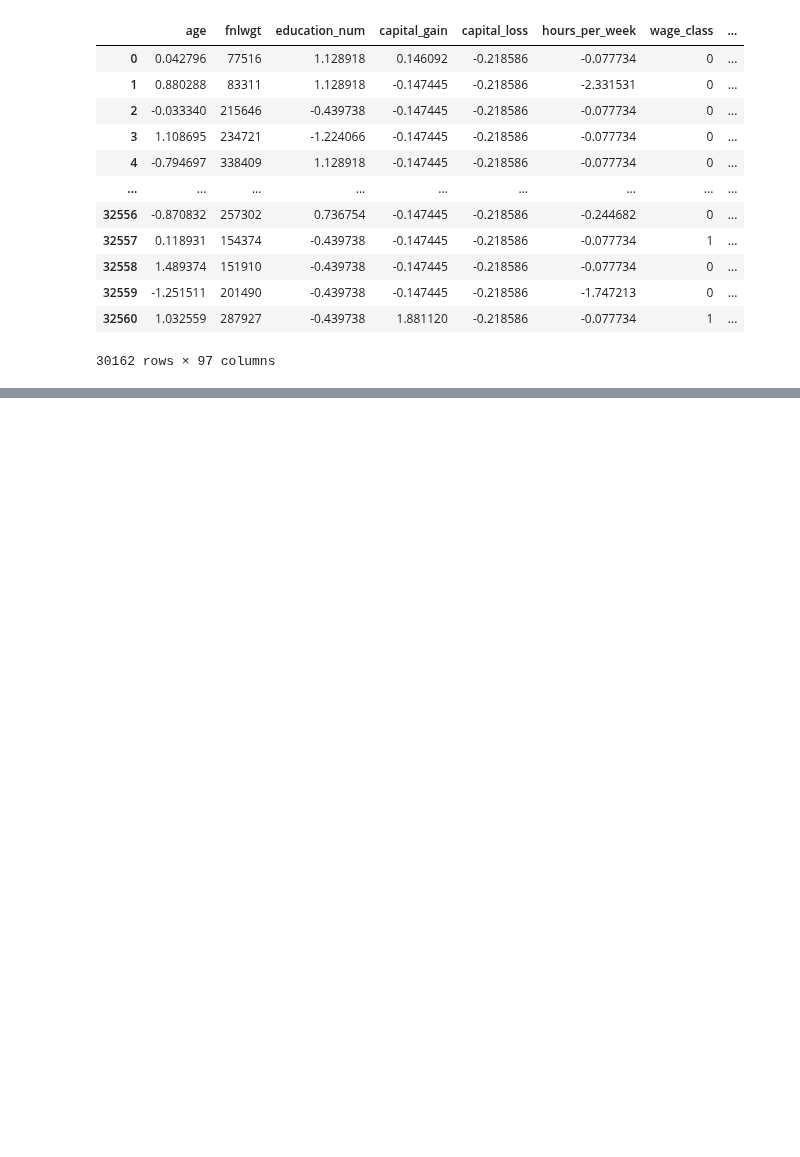
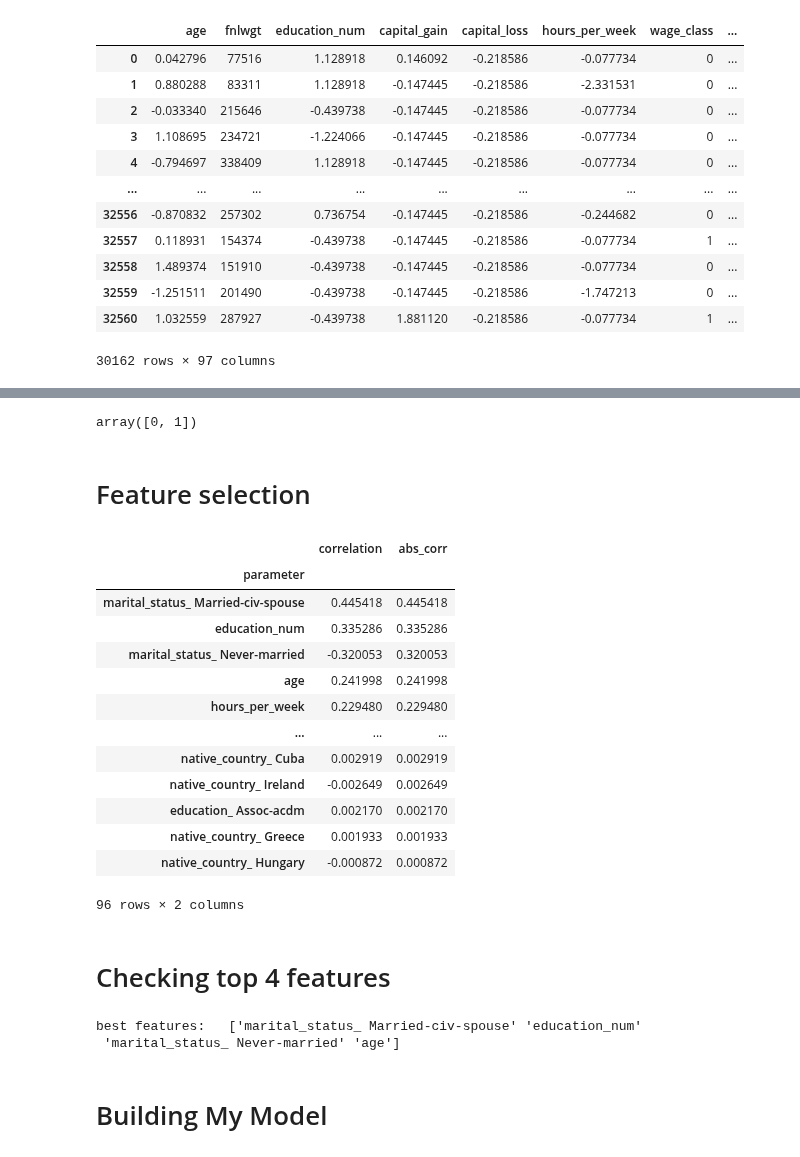
Before and after one commit to RancyChepchirchir/Assignments, a Jupyter notebook: 21.XGBoost_Assignment-2.ipynb, the cells around one changed output, grey strips where cells are left out. Drawn from its saved outputs; the diff is of its cells as text; code cells hidden in the pictures; blank space fills up the shorter version.

```diff
--- a/21.XGBoost_Assignment-2.ipynb
+++ b/21.XGBoost_Assignment-2.ipynb
@@ -573,0 +567,2 @@ test_df
+# %%
+train_df2 = train_df1.copy()
@@ -574,2 +571,4 @@ test_df
 # %%
-train_df.wage_class.unique()
+train_df2.wage_class.unique()
+# %% [output]
+array([0, 1])
@@ -577,0 +575,45 @@ test_df.wage_class.unique()
+# %% [markdown]
+# Feature selection
+# %%
+col_names = train_df2.columns
+param = []
+correlation = []
+abs_corr = []
+for x in col_names:
+    if x != 'wage_class':
+        if len(train_df2[x].unique()) <= 2:
+            corr = spearmanr(train_df2['wage_class'], train_df2[x])[0]
+        else:
+            corr = pointbiserialr(train_df2['wage_class'] , train_df2[x])[0]
+        param.append(x)
+        correlation.append(corr)
+        abs_corr.append(abs(corr))
+param_df = pd.DataFrame({'correlation':correlation,'parameter':param, 'abs_corr':abs_corr})
+param_df = param_df.sort_values(by=['abs_corr'], ascending=False)
+param_df = param_df.set_index('parameter')
+param_df
+# %% [output]
+|  | correlation | abs_corr |
+| parameter |  |  |
+| marital_status_ Married-civ-spouse | 0.445418 | 0.445418 |
+| education_num | 0.335286 | 0.335286 |
+| marital_status_ Never-married | -0.320053 | 0.320053 |
+| age | 0.241998 | 0.241998 |
+| hours_per_week | 0.229480 | 0.229480 |
+| ... | ... | ... |
+| native_country_ Cuba | 0.002919 | 0.002919 |
+| native_country_ Ireland | -0.002649 | 0.002649 |
+| education_ Assoc-acdm | 0.002170 | 0.002170 |
+| native_country_ Greece | 0.001933 | 0.001933 |
+| native_country_ Hungary | -0.000872 | 0.000872 |
+96 rows × 2 columns
+# %% [markdown]
+# Checking top 4 features
+# %%
+best_features = param_df.index[0:4].values
+print("best features:\t" , best_features)
+# %% [output]
+best features:   ['marital_status_ Married-civ-spouse' 'education_num'
+ 'marital_status_ Never-married' 'age']
+# %% [markdown]
+# Building My Model
```
Also changed, not shown: parts of 9 cells of this notebook, 1 other file.
